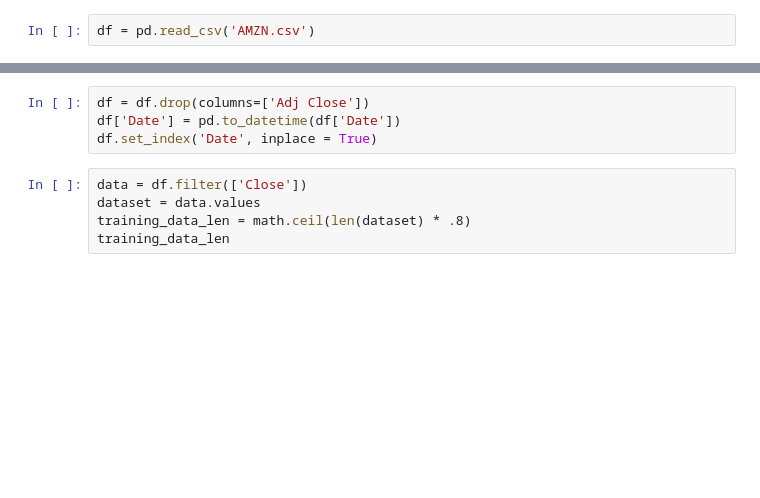
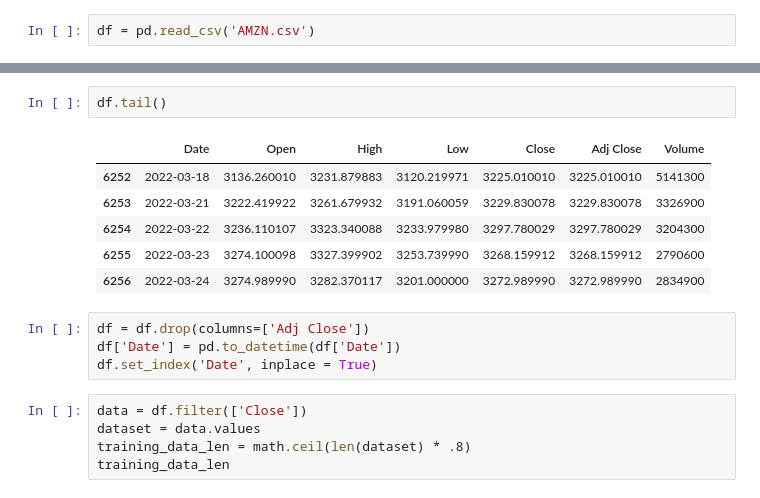
Before and after one commit to rsolis89/Springboard, a Jupyter notebook: Career Track/Capstone 3/Preprocessing_and_Modeling.ipynb, the cells around one changed output, grey strips where cells are left out. Cells and saved outputs as stored; diff of their text form; blank space fills up the shorter version.

```diff
--- a/Career Track/Capstone 3/Preprocessing_and_Modeling.ipynb
+++ b/Career Track/Capstone 3/Preprocessing_and_Modeling.ipynb
@@ -14,3 +27,12 @@ df = pd.read_csv('AMZN.csv')
+# %%
+df.tail()
+# %% [output]
+|  | Date | Open | High | Low | Close | Adj Close | Volume |
+| 6252 | 2022-03-18 | 3136.260010 | 3231.879883 | 3120.219971 | 3225.010010 | 3225.010010 | 5141300 |
+| 6253 | 2022-03-21 | 3222.419922 | 3261.679932 | 3191.060059 | 3229.830078 | 3229.830078 | 3326900 |
+| 6254 | 2022-03-22 | 3236.110107 | 3323.340088 | 3233.979980 | 3297.780029 | 3297.780029 | 3204300 |
+| 6255 | 2022-03-23 | 3274.100098 | 3327.399902 | 3253.739990 | 3268.159912 | 3268.159912 | 2790600 |
+| 6256 | 2022-03-24 | 3274.989990 | 3282.370117 | 3201.000000 | 3272.989990 | 3272.989990 | 2834900 |
 # %%
 df = df.drop(columns=['Adj Close'])
 df['Date'] = pd.to_datetime(df['Date'])
```
Also changed, not shown: parts of 8 cells of this notebook.
